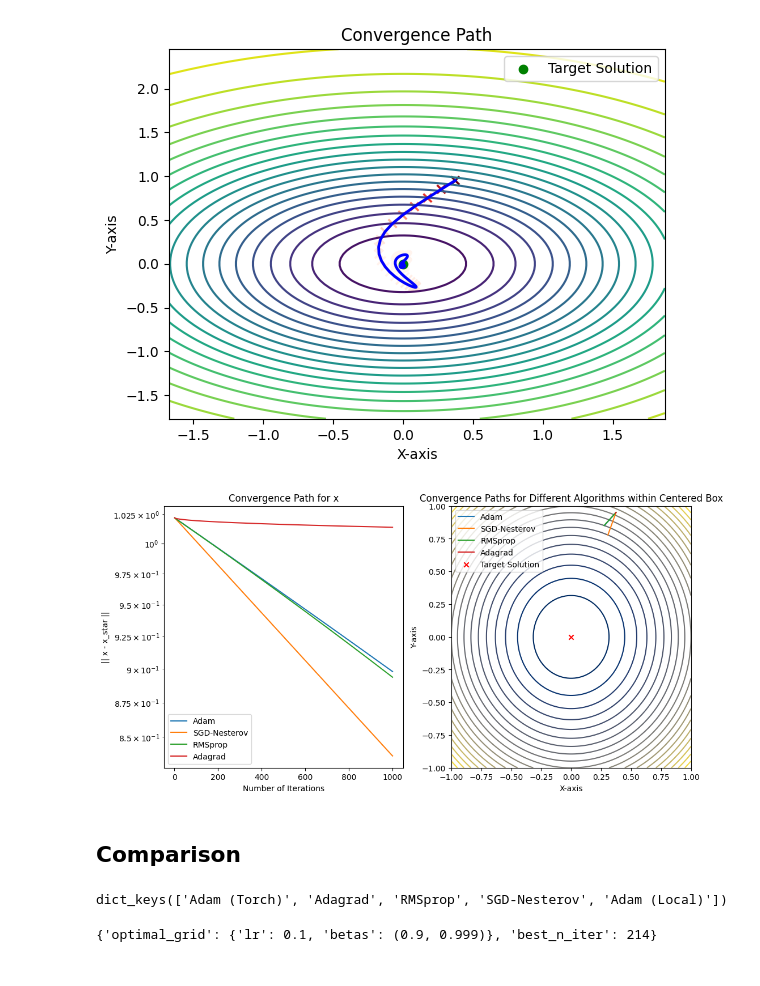
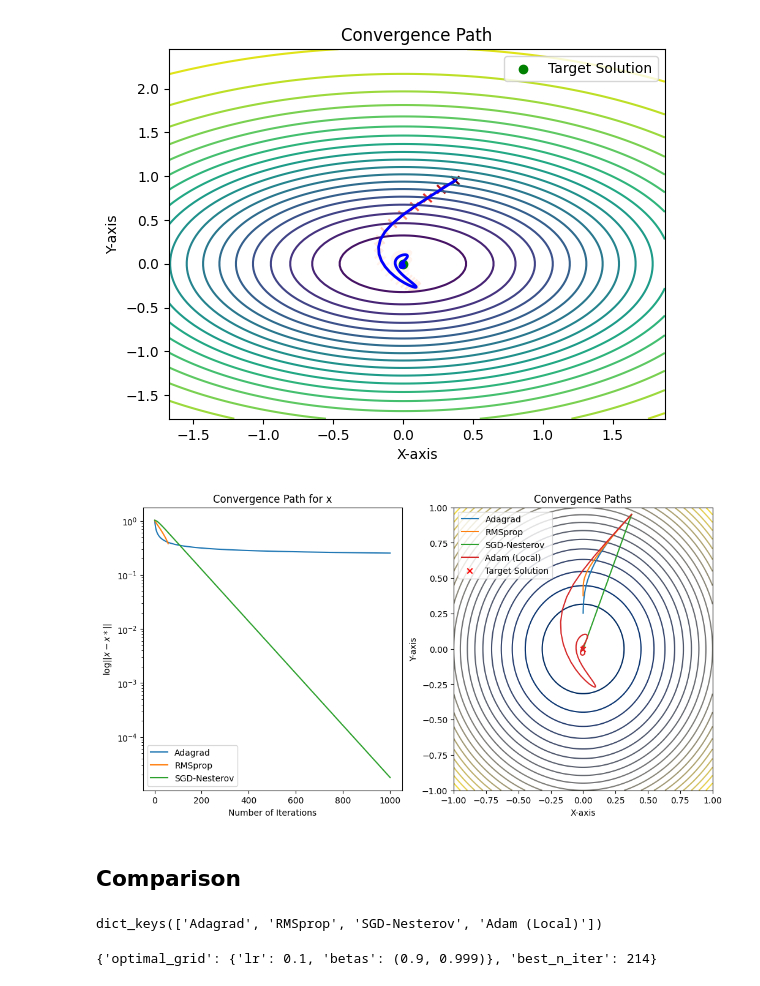
Before and after one commit to JulesBrable/AdvancedML, a Jupyter notebook: notebooks/algorithms.ipynb, the cells around one changed output. Saved outputs shown, nothing was run; the diff lists cells and outputs as text; code cells hidden in the pictures.

```diff
--- a/notebooks/algorithms.ipynb
+++ b/notebooks/algorithms.ipynb
@@ -89,11 +89,11 @@ Final Solution: [0.99069119 0.98143331] 1001
 Final Value: 8.678157698149474e-05
 # %%
 optimizers_config = {
-    "Adam (Torch)": (optim.Adam, {"lr": 1e-1}),
+    # "Adam (Torch)": (optim.Adam, {"lr": 1e-1}),
     "Adagrad": (optim.Adagrad, {"lr": 1e-1, "lr_decay": 0.1}),
     "RMSprop": (optim.RMSprop, {"lr": 1e-2, "alpha": 0.8}),
     "SGD-Nesterov": (optim.SGD, {"lr": 1e-3, "nesterov": True, "momentum": 0.9, "dampening": 0}),
-    "Adam (Local)": (AdamOptimizer, {"lr": 1e-1}),
+    "Adam (Local)": (AdamOptimizer, {"lr": 1e-1, "beta1": 0.9, "beta2": 0.999}),
 }
 solutions, values = optimize_with_multiple_optimizers(
     x_init=x_init,
@@ -139,10 +138,10 @@ plot_convergence_path(solutions_sequence, gauss, target_solution)
 # %% [output]
 [figure]
 # %%
-def plot_multiple_convergence_paths(solutions, loss_fn, x_star, box_scale=1.5):
+def plot_multiple_convergence_paths(solutions, loss_fn, x_star, box_scale=1.5, title=""):
     # ========= Graph 1
     plt.figure(figsize=(12, 6))
-
+    plt.suptitle(title, fontsize=14)
     # Plotting || x - x_star ||
     plt.subplot(1, 2, 1)
     for optim_name, path in solutions.items():
@@ -154,7 +153,7 @@ def plot_multiple_convergence_paths(solutions, loss_fn, x_star, box_scale=1.5):
         plt.plot(np.arange(1, len(x_diff) + 1), x_diff, label=f"{optim_name}")
 
     plt.xlabel('Number of Iterations')
-    plt.ylabel('|| x - x_star ||')
+    plt.ylabel('$\log || x - x* ||$')
     plt.yscale('log')  # Use log scale for better visualization
     plt.legend()
     plt.title('Convergence Path for x')
@@ -179,34 +178,34 @@ def plot_multiple_convergence_paths(solutions, loss_fn, x_star, box_scale=1.5):
         for j in range(X.shape[1]):
             Z[i, j] = loss_fn(torch.tensor([X[i, j], Y[i, j]], dtype=torch.float32))
 
     plt.subplot(1, 2, 2)
     plt.contour(X, Y, Z, levels=20, cmap='cividis')
 
     # Plot convergence paths for each algorithm
     for alg, paths in solutions_tensor.items():
         paths_np = np.array([sol.numpy() for sol in paths])
         plt.plot(paths_np[:, 0], paths_np[:, 1], label=alg)
 
     # Highlight the final solution
     plt.scatter(x_star[0], x_star[1], c='red', marker='x', label='Target Solution')
 
     # Set plot labels and title
     plt.xlabel('X-axis')
     plt.ylabel('Y-axis')
     plt.title('Convergence Paths')
 
     plt.legend()
     plt.show()
 
 
 # Example usage:
 solutions_dict = solutions
 target_solution = torch.tensor([0, 0], dtype=torch.float32)
 
 # Plot convergence paths for different algorithms within a box
 plot_multiple_convergence_paths(solutions_dict, quadratic_good, target_solution, box_scale=1)
 # %% [output]
-[figure, old version]
+[figure, new version]
 # %% [markdown]
 ## Comparison
 # %%
@@ -223,6 +222,6 @@ functions = {
 
 solutions.keys()
 # %% [output]
-dict_keys(['Adam (Torch)', 'Adagrad', 'RMSprop', 'SGD-Nesterov', 'Adam (Local)'])
+dict_keys(['Adagrad', 'RMSprop', 'SGD-Nesterov', 'Adam (Local)'])
 # %%
 from itertools import product
```
Also changed, not shown: parts of 24 cells of this notebook, 6 other files.
